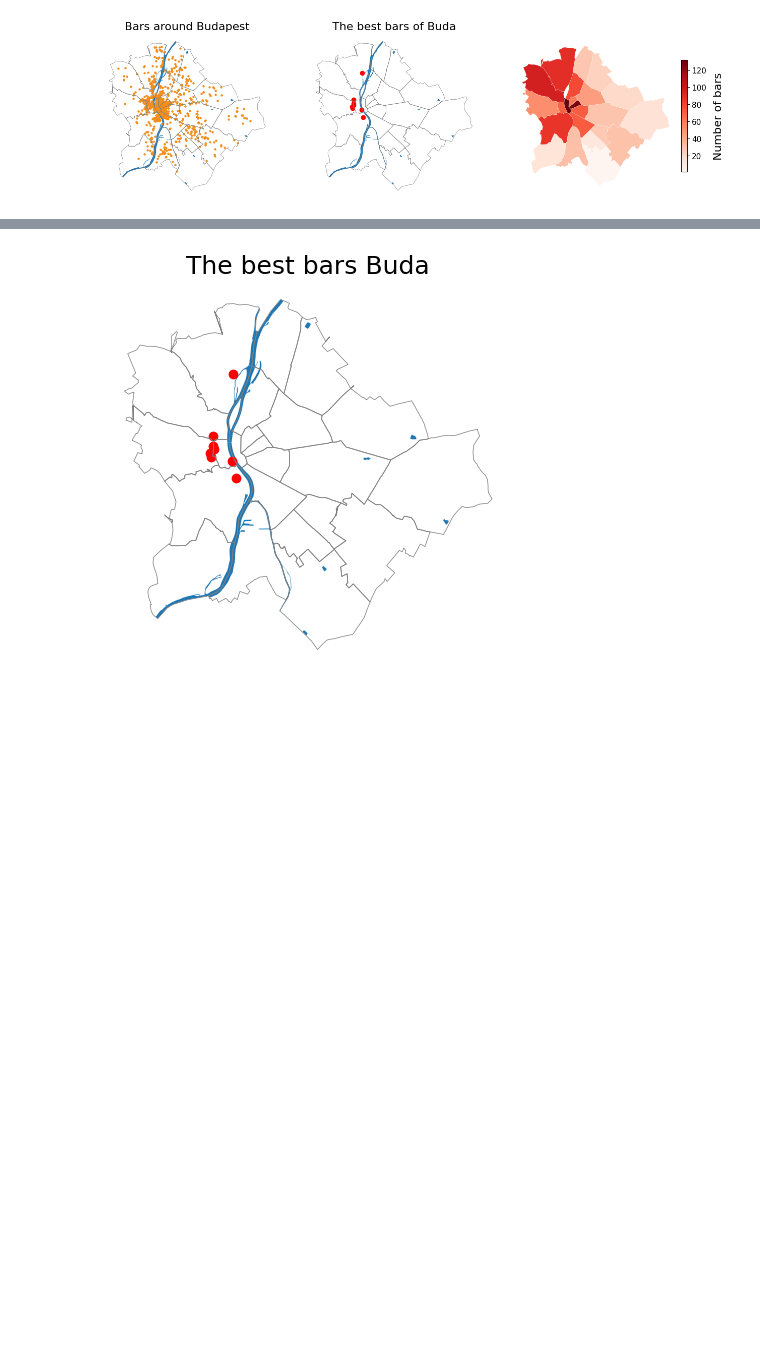
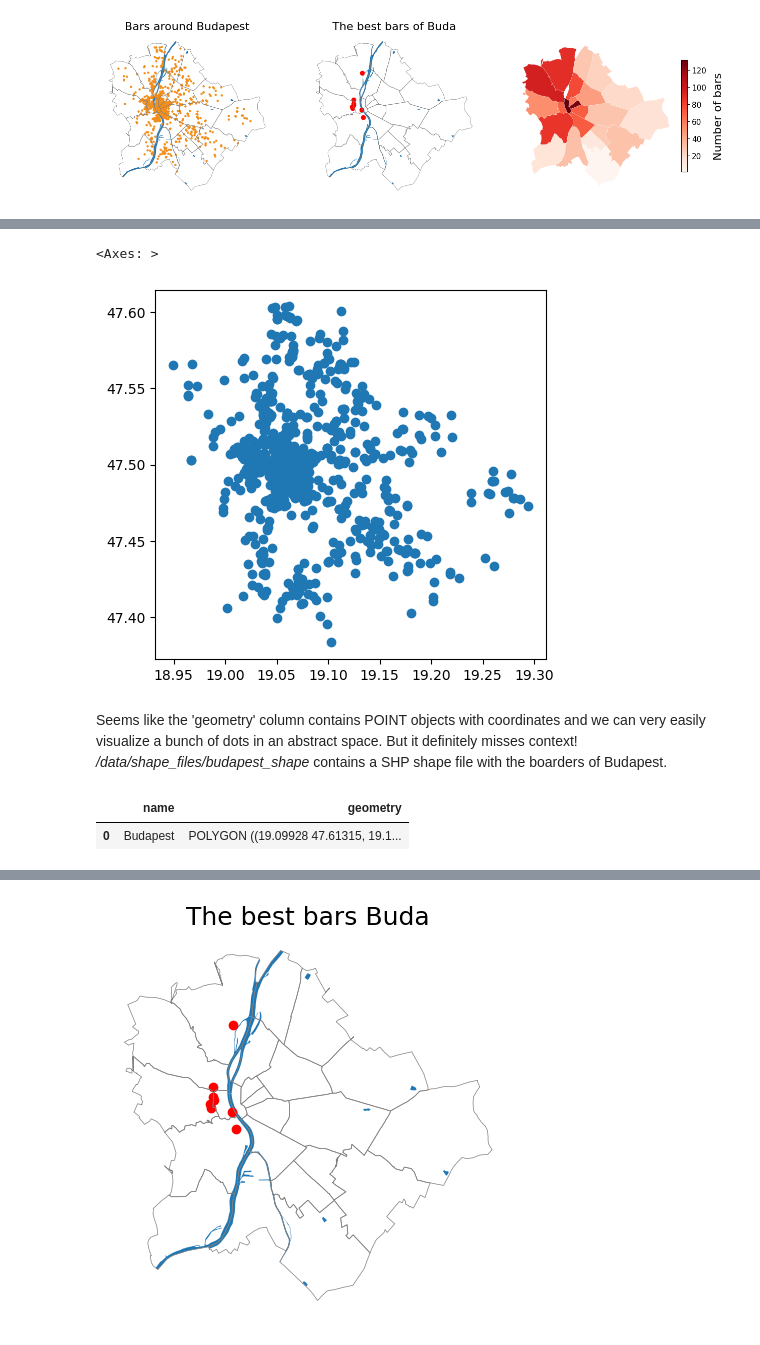
Before and after one commit to sandorjuhasz/geoDS_guest_lectures, a Jupyter notebook: code/part1_geoDS_intro_to_geographic_data.ipynb, the cells around one changed output, grey strips where cells are left out. Saved outputs shown, nothing was run; the diff lists cells and outputs as text; code cells hidden in the pictures; blank space fills up the shorter version.

```diff
--- a/code/part1_geoDS_intro_to_geographic_data.ipynb
+++ b/code/part1_geoDS_intro_to_geographic_data.ipynb
@@ -17,0 +24,4 @@ Better bars in Buda?  Which district is worth going out in?
+# %%
+# google data on bars
+bp_bars = gpd.read_file("../data/budapest_bars.geojson")
+bp_bars
@@ -17,0 +42,15 @@ Better bars in Buda?  Which district is worth going out in?
+# %%
+# plot the data
+bp_bars.plot()
+# %% [output]
+<Axes: >
+[figure, added]
+# %% [markdown]
+Seems like the 'geometry' column contains POINT objects with coordinates and we can very easily visualize a bunch of dots in an abstract space. But it definitely misses context! */data/shape_files/budapest_shape* contains a SHP shape file with the boarders of Budapest.
+# %%
+# Budapest shape
+bp_shape = gpd.read_file("../data/shape_files/budapest_shape/budapest_shape.shp")
+bp_shape
+# %% [output]
+|  | name | geometry |
+| 0 | Budapest | POLYGON ((19.09928 47.61315, 19.1... |
```
Also changed, not shown: parts of 43 cells of this notebook.
